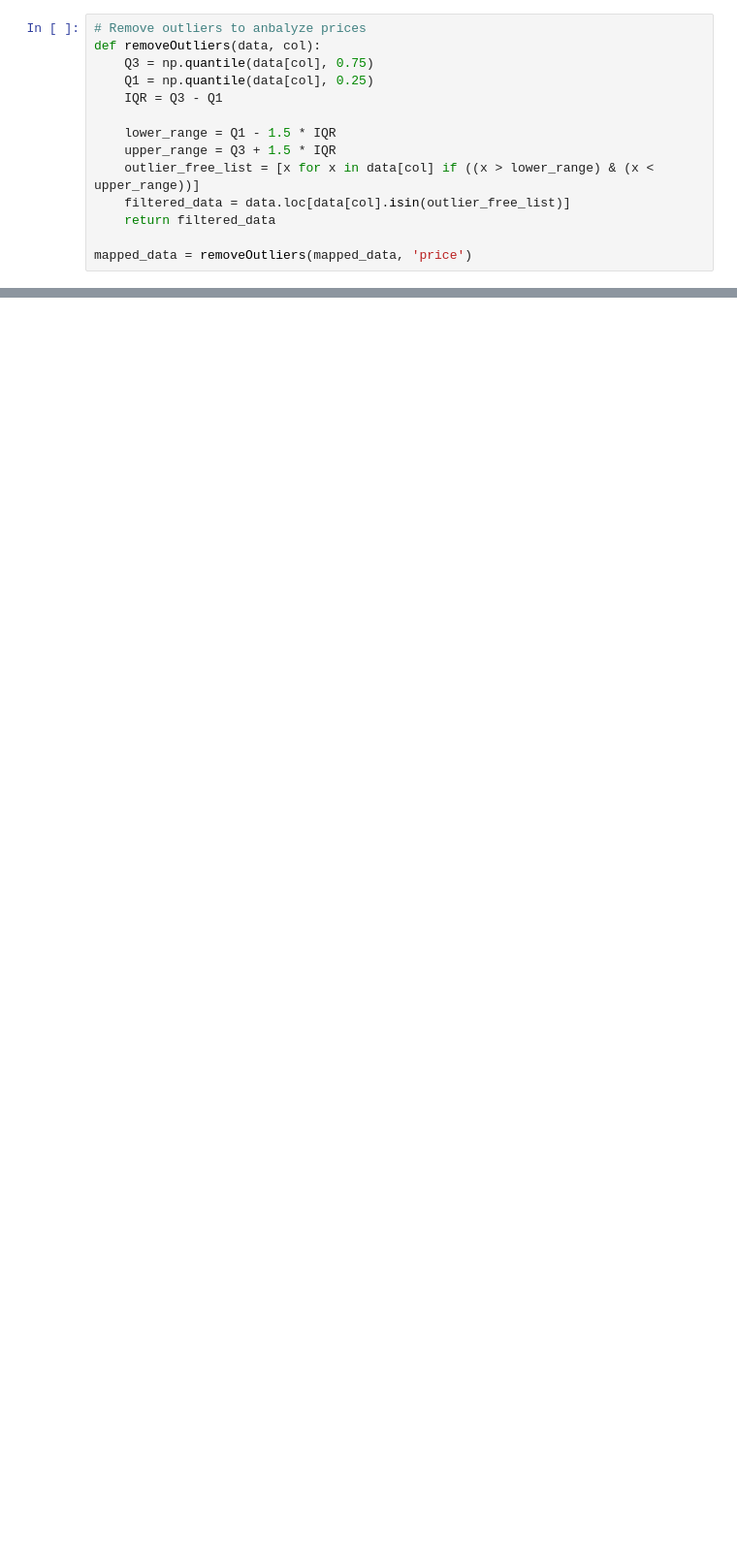
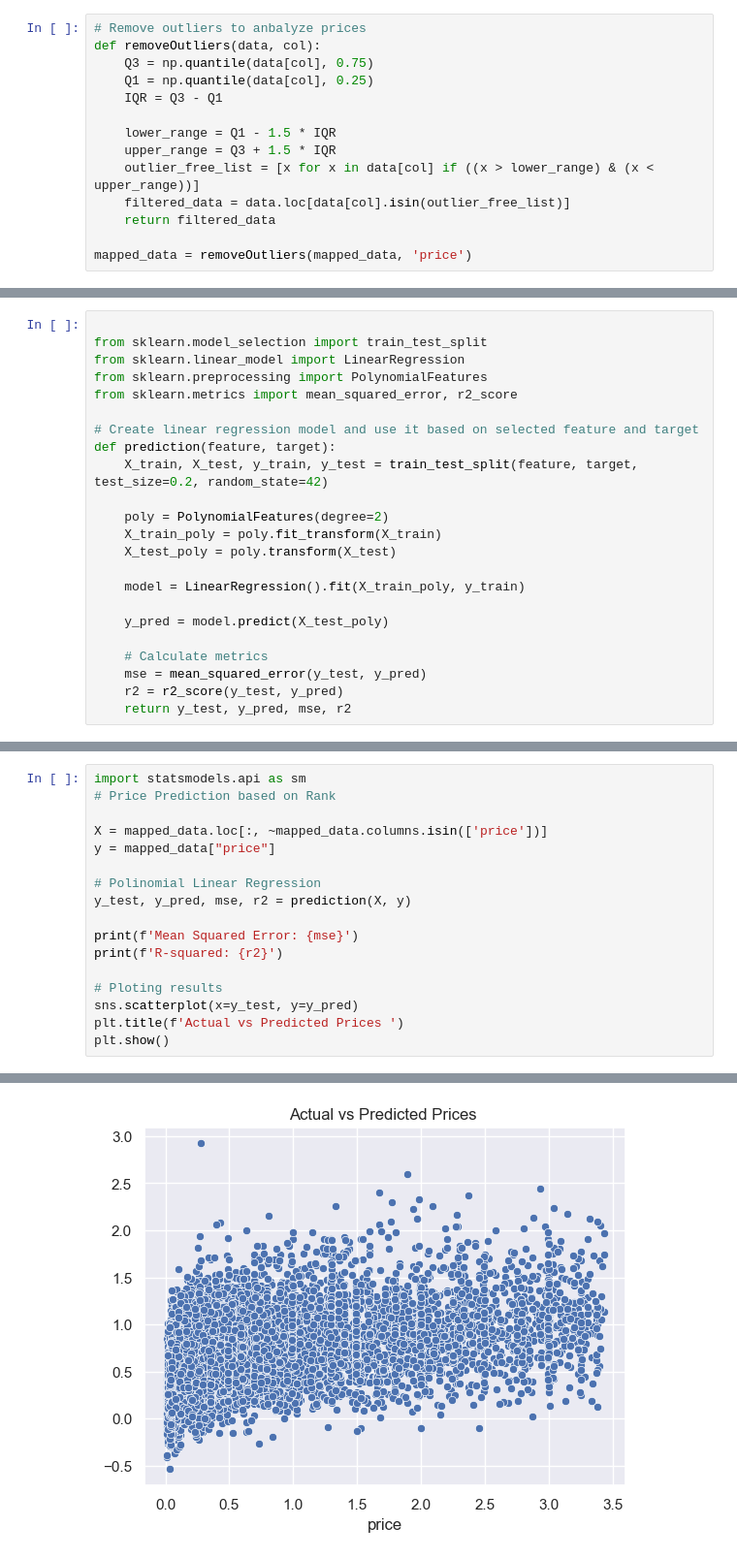
Before and after one commit to victorhg/aai-500-final-project, a Jupyter notebook: notebooks/ols_random-forest.ipynb, the cells around one changed output, grey strips where cells are left out. Shown at 97% size. Drawn from its saved outputs; the diff is of its cells as text; blank space fills up the shorter version.

```diff
--- a/notebooks/ols_random-forest.ipynb
+++ b/notebooks/ols_random-forest.ipynb
@@ -139,0 +166,23 @@ The OLS regression results suggest several factors significantly influence card
+# %%
+
+from sklearn.model_selection import train_test_split
+from sklearn.linear_model import LinearRegression
+from sklearn.preprocessing import PolynomialFeatures
+from sklearn.metrics import mean_squared_error, r2_score
+
+# Create linear regression model and use it based on selected feature and target
+def prediction(feature, target):
+    X_train, X_test, y_train, y_test = train_test_split(feature, target, test_size=0.2, random_state=42)
+
+    poly = PolynomialFeatures(degree=2)
+    X_train_poly = poly.fit_transform(X_train)
+    X_test_poly = poly.transform(X_test)
+
+    model = LinearRegression().fit(X_train_poly, y_train)
+
+    y_pred = model.predict(X_test_poly)
+
+    # Calculate metrics
+    mse = mean_squared_error(y_test, y_pred)
+    r2 = r2_score(y_test, y_pred)
+    return y_test, y_pred, mse, r2
@@ -139,0 +197,18 @@ The OLS regression results suggest several factors significantly influence card
+# %%
+import statsmodels.api as sm
+# Price Prediction based on Rank
+
+X = mapped_data.loc[:, ~mapped_data.columns.isin(['price'])]
+y = mapped_data["price"]
+
+# Polinomial Linear Regression
+y_test, y_pred, mse, r2 = prediction(X, y)
+
+print(f'Mean Squared Error: {mse}')
+print(f'R-squared: {r2}')
+
+# Ploting results
+sns.scatterplot(x=y_test, y=y_pred)
+plt.title(f'Actual vs Predicted Prices ')
+plt.show()
+# %% [output]
@@ -139,0 +217 @@ The OLS regression results suggest several factors significantly influence card
+[figure, added]
```
Also changed, not shown: parts of 9 cells of this notebook, 1 other file.
